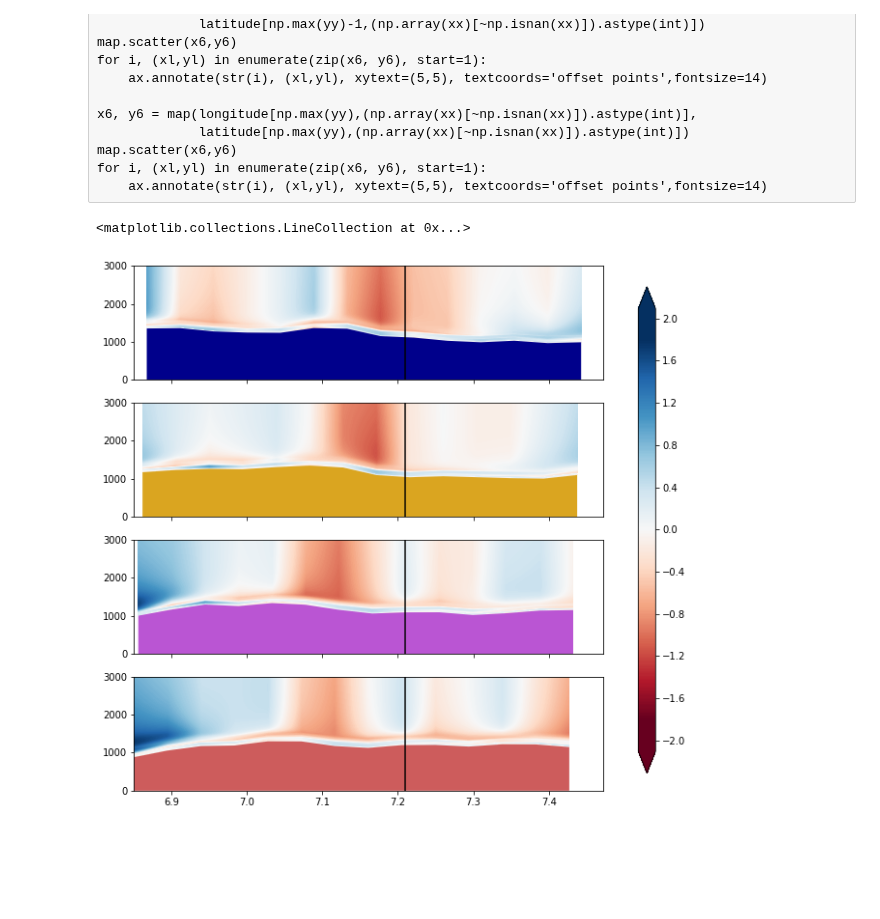
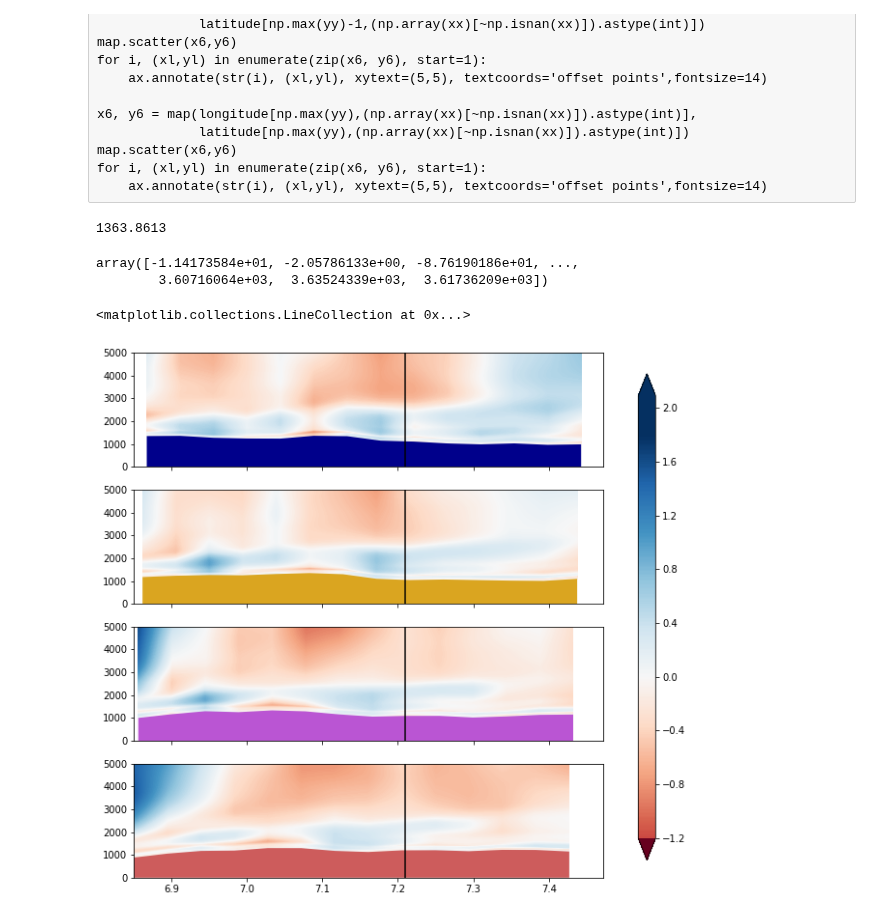
Before and after one commit to franzihe/research_Haukeli, a Jupyter notebook: MEPS/plt_vert_cross_sct.ipynb, the cells around one changed output. Cells and saved outputs as stored; diff of their text form; code cells hidden in the pictures; blank space fills up the shorter version.

```diff
--- a/MEPS/plt_vert_cross_sct.ipynb
+++ b/MEPS/plt_vert_cross_sct.ipynb
@@ -431,3 +436,14 @@ for k in range(surface_air_pressure.shape[2]):
                                                 air_temperature_0m[:,:,k,l]),axis=1)
 
         dz[:,:,k,l], dgeop[:,:,k,l] = rs.get_thickness(p_ml2[:,:,k,l], temperature_ml[:,:,k,l])
+# %%
+def get_potential_temperature_diff(pot_temp_ml):
+    diff_pot_temp = []
+    for i in range(pot_temp_ml.shape[1]-1):
+        dpot = pot_temp_ml[:,i+1] - pot_temp_ml[:,i]
+        diff_pot_temp.append(dpot)
+    diff_pot_temp = np.array(diff_pot_temp)
+
+    diff_pot_temp = np.transpose(diff_pot_temp)
+
+    return(diff_pot_temp)
@@ -437,10 +495,19 @@ elevation = np.empty(shape=(surface_air_pressure.shape[0],
                                 surface_air_pressure.shape[2],
                                 surface_air_pressure.shape[3]))
 for l in range(surface_air_pressure.shape[3]):
-    elevation[:,:,0,l] = (alti[np.min(yy)-1,(np.array(xx)[~np.isnan(xx)]).astype(int)[l]] + dz[:,:,0,l])
-    elevation[:,:,1,l] = (alti[np.min(yy),(np.array(xx)[~np.isnan(xx)]).astype(int)[l]] + dz[:,:,1,l])
-    elevation[:,:,2,l] = (alti[np.max(yy)-1,(np.array(xx)[~np.isnan(xx)]).astype(int)[l]] + dz[:,:,2,l])
-    elevation[:,:,3,l] = (alti[np.max(yy),(np.array(xx)[~np.isnan(xx)]).astype(int)[l]] + dz[:,:,3,l])
+    elevation[:,:,0,l] = (alti[np.min(yy)-1,(np.array(xx)[~np.isnan(xx)]).astype(int)[l]] + height_ml[:,:,0,l])
+    elevation[:,:,1,l] = (alti[np.min(yy),(np.array(xx)[~np.isnan(xx)]).astype(int)[l]] + height_ml[:,:,1,l])
+    elevation[:,:,2,l] = (alti[np.max(yy)-1,(np.array(xx)[~np.isnan(xx)]).astype(int)[l]] + height_ml[:,:,2,l])
+    elevation[:,:,3,l] = (alti[np.max(yy),(np.array(xx)[~np.isnan(xx)]).astype(int)[l]] + height_ml[:,:,3,l])
+# %%
+alti[np.min(yy)-1,(np.array(xx)[~np.isnan(xx)]).astype(int)[:]].max()
+# %% [output]
+1363.8613
+# %%
+elevation[np.where(elevation[:,:,:,:] <= 5000)] -alti[np.min(yy)-1,(np.array(xx)[~np.isnan(xx)]).astype(int)[:]].max()
+# %% [output]
+array([-1.14173584e+01, -2.05786133e+00, -8.76190186e+01, ...,
+        3.60716064e+03,  3.63524339e+03,  3.61736209e+03])
 # %%
 cmap = plt.get_cmap('RdBu')
 fig, (ax0, ax1, ax2, ax3) = plt.subplots(nrows=4,sharex=True, sharey=True)
@@ -452,9 +519,11 @@ norm = mpl.colors.Normalize(vmin=-1.8,vmax=1.8)
 im = ax0.contourf(np.array([longitude[np.min(yy)-1,(np.array(xx)[~np.isnan(xx)]).astype(int)],]* elevation.shape[1]),
                   elevation[0,:,0,:],
                   upward_air_velocity_ml[0,:,0,:],
-                  cmap=cmap,norm=norm,
-                  levels=np.arange(-2.1,2.1,0.01),  extend='both')
-#fig.colorbar(im,ax=ax0,extend='both',ticks=np.arange(-2.,2.1,0.4))
+                  cmap=cmap,
+                  norm=norm,
+                  levels=np.arange(-1.2,2.1,0.01),
+                  extend='both')
+#fig.colorbar(im,ax=ax0,extend='both',ticks=np.arange(-1.2,2.1,0.4))
 fig.subplots_adjust(right=0.8)
 cbar_ax = fig.add_axes([0.85, 0.15, 0.025, 0.7])
 fig.colorbar(im, cax=cbar_ax, extend='both',ticks=np.arange(-2.,2.1,0.4))
@@ -462,48 +531,51 @@ ax0.fill_between(longitude[np.min(yy)-1,(np.array(xx)[~np.isnan(xx)]).astype(int
                  alti[np.min(yy)-1,(np.array(xx)[~np.isnan(xx)]).astype(int)],
                  facecolor = 'darkblue')
 
-ax0.set_ylim([0,3000])
-ax0.vlines(7.21,0,3000)
+ax0.set_ylim([0,5000])
+ax0.vlines(7.21,0,5000)
 ###################################
 im = ax1.contourf(np.array([longitude[np.min(yy),(np.array(xx)[~np.isnan(xx)]).astype(int)],]* elevation.shape[1]),
                   elevation[0,:,1,:],
                   upward_air_velocity_ml[0,:,1,:],
                   cmap=cmap,norm=norm,
-                  levels=np.arange(-2.1,2.1,0.01),  extend='both')
-#fig.colorbar(im,ax=ax1,extend='both',ticks=np.arange(-2.,2.1,0.4))
+                  levels=np.arange(-1.2,2.1,0.01),
+                  extend='both')
+#fig.colorbar(im,ax=ax1,extend='both')#,ticks=np.arange(-2.,2.1,0.4))
 ax1.fill_between(longitude[np.min(yy),(np.array(xx)[~np.isnan(xx)]).astype(int)],
                  alti[np.min(yy),(np.array(xx)[~np.isnan(xx)]).astype(int)],
                  facecolor = 'goldenrod')
 
-ax1.set_ylim([0,3000])
-ax1.vlines(7.21,0,3000)
+ax1.set_ylim([0,5000])
+ax1.vlines(7.21,0,5000)
 ###################################
 im = ax2.contourf(np.array([longitude[np.max(yy)-1,(np.array(xx)[~np.isnan(xx)]).astype(int)],]* elevation.shape[1]),
                   elevation[0,:,2,:],
                   upward_air_velocity_ml[0,:,2,:],
                   cmap=cmap,norm=norm,
-                  levels=np.arange(-2.1,2.1,0.01),  extend='both')
-#fig.colorbar(im,ax=ax2,extend='both',ticks=np.arange(-2.,2.1,0.4))
+                  levels=np.arange(-1.2,2.1,0.01),
+                  extend='both')
+#fig.colorbar(im,ax=ax2,extend='both')#,ticks=np.arange(-2.,2.1,0.4))
 ax2.fill_between(longitude[np.max(yy)-1,(np.array(xx)[~np.isnan(xx)]).astype(int)],
                  alti[np.max(yy)-1,(np.array(xx)[~np.isnan(xx)]).astype(int)],
                  facecolor = 'mediumorchid')
 
-ax2.set_ylim([0,3000])
-ax2.vlines(7.21,0,3000)
+ax2.set_ylim([0,5000])
+ax2.vlines(7.21,0,5000)
 
 ###################################
 im = ax3.contourf(np.array([longitude[np.max(yy),(np.array(xx)[~np.isnan(xx)]).astype(int)],]* elevation.shape[1]),
                   elevation[0,:,3,:],
                   upward_air_velocity_ml[0,:,3,:],
                   cmap=cmap,norm=norm,
-                  levels=np.arange(-2.1,2.1,0.01),  extend='both')
-#fig.colorbar(im,ax=ax3,extend='both',ticks=np.arange(-2.,2.1,0.4))
+                  levels=np.arange(-1.2,2.1,0.01),
+                  extend='both')
+#fig.colorbar(im,ax=ax3,extend='both')#,ticks=np.arange(-2.,2.1,0.4))
 ax3.fill_between(longitude[np.max(yy),(np.array(xx)[~np.isnan(xx)]).astype(int)],
                  alti[np.max(yy),(np.array(xx)[~np.isnan(xx)]).astype(int)],
                  facecolor = 'indianred')
 
-ax3.set_ylim([0,3000])
-ax3.vlines(7.21,0,3000)
+ax3.set_ylim([0,5000])
+ax3.vlines(7.21,0,5000)
 # %% [output]
 <matplotlib.collections.LineCollection at 0x...>
-[figure, old version]
+[figure, new version]
```
Also changed, not shown: parts of 5 cells of this notebook.
